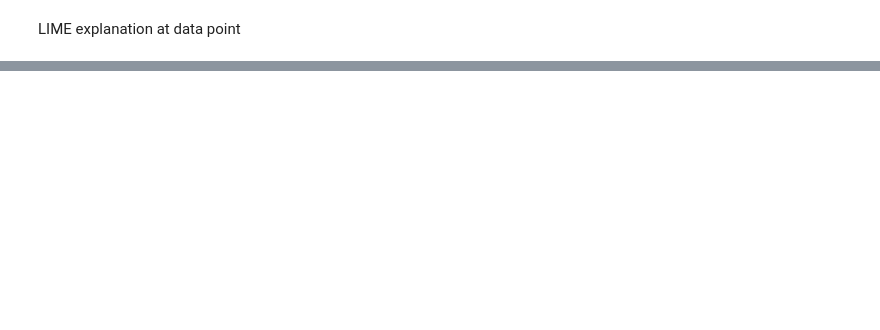
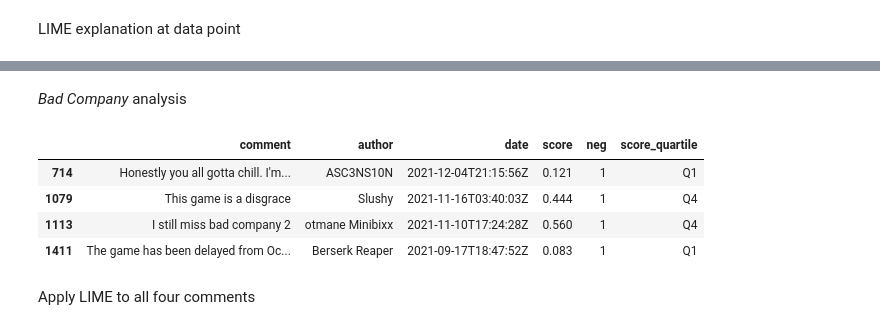
Before and after one commit to ArturoSbr/understanding-vadr, a Jupyter notebook: cod/03-lime/lime.ipynb, the cells around one changed output, grey strips where cells are left out. Saved outputs shown, nothing was run; the diff lists cells and outputs as text; code cells hidden in the pictures; blank space fills up the shorter version.

Commit message:
Full analysis

```diff
--- a/cod/03-lime/lime.ipynb
+++ b/cod/03-lime/lime.ipynb
@@ -219,0 +307,25 @@ res[res['Coef'] > 0].round(2)
+# %% [markdown]
+_Bad Company_ analysis
+# %%
+# Example comments
+comments = [
+    # Non-negative with high score (index 1113)
+    "I still miss bad company 2",
+    # Non-negative with low score (index 714)
+    "Honestly you all gotta chill. I'm going to say it. Battlefield 2042 is a good game.",
+    # Negative with high score (index 1079)
+    "This game is a disgrace",
+    # Negative with low score (index 1411)
+    "The game has been delayed from October to November. Thanks again, Covid. What would be of our lives without you?"
+]
+
+# Show in data
+df[df['comment'].isin(comments)]
+# %% [output]
+|  | comment | author | date | score | neg | score_quartile |
+| 714 | Honestly you all gotta chill. I'm... | ASC3NS10N | 2021-12-04T21:15:56Z | 0.121 | 1 | Q1 |
+| 1079 | This game is a disgrace | Slushy | 2021-11-16T03:40:03Z | 0.444 | 1 | Q4 |
+| 1113 | I still miss bad company 2 | otmane Minibixx | 2021-11-10T17:24:28Z | 0.560 | 1 | Q4 |
+| 1411 | The game has been delayed from Oc... | Berserk Reaper | 2021-09-17T18:47:52Z | 0.083 | 1 | Q1 |
+# %% [markdown]
+Apply LIME to all four comments
```
Also changed, not shown: parts of 22 cells of this notebook.
